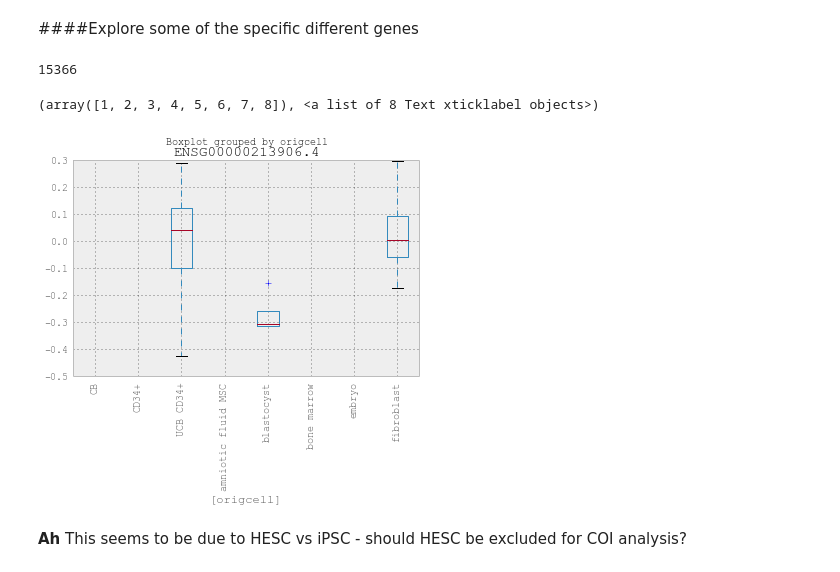
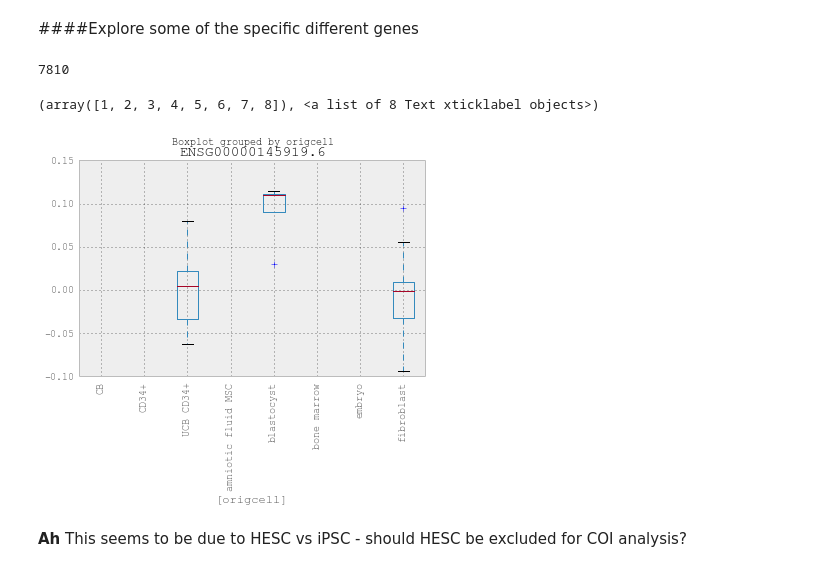
Before and after one commit to th1vairam/pcbc_c4_analysis, a Jupyter notebook: C4_qc_and_linear_models.ipynb, the cells around one changed output. Cells and saved outputs as stored; diff of their text form; code cells hidden in the pictures.

```diff
--- a/C4_qc_and_linear_models.ipynb
+++ b/C4_qc_and_linear_models.ipynb
@@ -279,15 +279,15 @@ pylab.title('Significant Gene counts for Induction Genes')
 ####Explore some of the specific different genes
 # %%
 diffSet = list(set(coi_signficant_logExprDataNorm) -  set(nathan_coi.index))
-i = np.where(symbol==diffSet[1])[0][0]
+i = np.where(symbol==diffSet[8])[0][0]
 print i
 pd.concat([logExprDataNorm.ix[i,:], metadata['origcell']], axis=1).boxplot(by='origcell')
 pylab.xticks(rotation=90)
 #df = pd.concat([logExprData.ix[i,:], metadata['donorsex'], metadata['cnv'], metadata['ratio']], axis=1)
 #df.columns = ['gene', 'gender', 'cnv', 'ratio']
 # %% [output]
-15366
+7810
 (array([1, 2, 3, 4, 5, 6, 7, 8]), <a list of 8 Text xticklabel objects>)
-[figure, old version]
+[figure, new version]
 # %% [markdown]
 **Ah** This seems to be due to HESC vs iPSC - should HESC be excluded for COI analysis?
```
Also changed, not shown: parts of 2 cells of this notebook, 1 other file.
